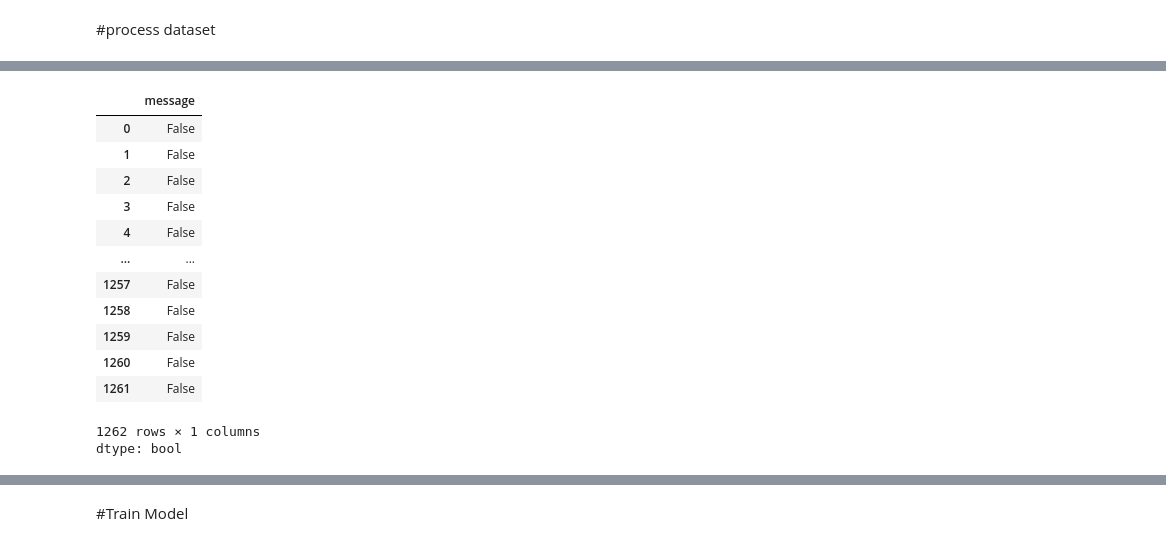
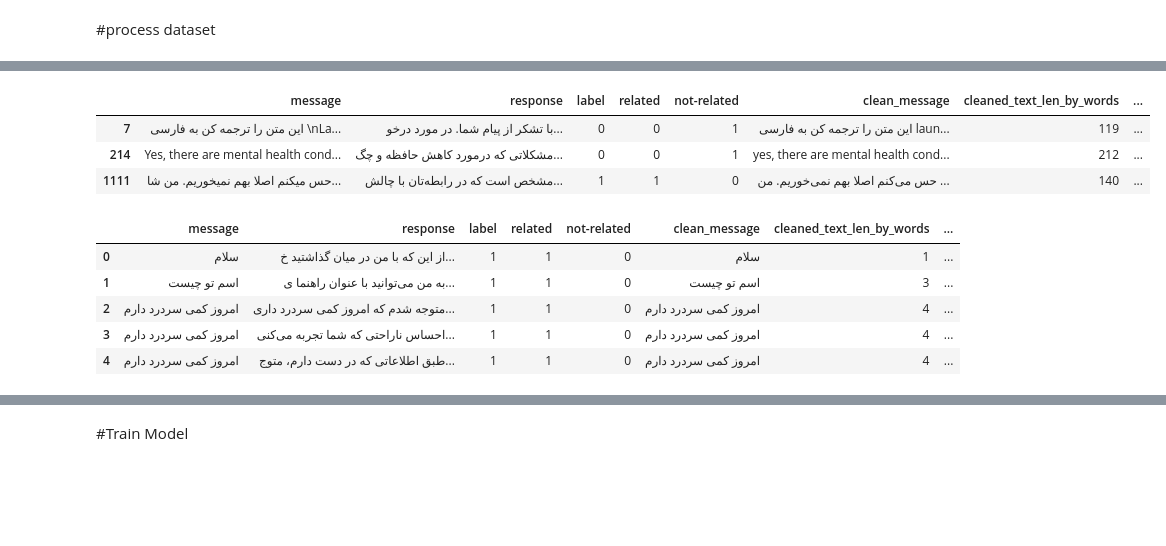
Before and after one commit to sadeghjafari5528/PsychologistChatbot, a Jupyter notebook: detect-unrelated message/Classification_Chat_Data_v1.ipynb, the cells around one changed output, grey strips where cells are left out. Drawn from its saved outputs; the diff is of its cells as text; code cells hidden in the pictures; blank space fills up the shorter version.

```diff
--- a/detect-unrelated message/Classification_Chat_Data_v1.ipynb
+++ b/detect-unrelated message/Classification_Chat_Data_v1.ipynb
@@ -309,3 +370,3 @@ Tokenize texts
 # %%
-temp_data['clean_tokenize_message']=temp_data['clean_message_more'].apply(lambda message : hazm.word_tokenize(message))
+temp_data['clean_tokenize_message'] = temp_data['clean_message_more'].apply(safe_tokenize)
 temp_data
@@ -311,0 +394,3 @@ temp_data
+# %%
+temp_data = temp_data[temp_data['clean_tokenize_message'].apply(lambda x: x != [])]
+temp_data
@@ -316,4 +454,0 @@ use Stemmer on message
-# %%
-stemmer=hazm.Stemmer()
-temp_data['clean_tokenize_message']=temp_data['clean_tokenize_message'].apply(lambda message : stemmer(message))
-temp_data
@@ -324,3 +454,0 @@ now attach tokens together again
-# %%
-temp_data['clean_tokenize_message']=temp_data['clean_tokenize_message'].apply(lambda words_t : ' '.join([word for word in words_t]))
-temp_data
@@ -344,18 +491,19 @@ plt.show()
 # %%
-big_len=base_data_fa['message'].where(base_data_fa['message'].str.len()>350)
-big_len
+# big_len=base_data_fa['message'].where(base_data_fa['message'].str.len()>350)
+big_len_data= temp_data[temp_data['clean_message'].apply(lambda x: len(x) >350)]
+big_len_data
 # %% [output]
-|  | message |
-| 0 | False |
-| 1 | False |
-| 2 | False |
-| 3 | False |
-| 4 | False |
-| ... | ... |
-| 1257 | False |
-| 1258 | False |
-| 1259 | False |
-| 1260 | False |
-| 1261 | False |
+|  | message | response | label | related | not-related | clean_message | cleaned_text_len_by_words | ... |
+| 7 | این متن را ترجمه کن به فارسی \nLa... | با تشکر از پیام شما. در مورد درخو... | 0 | 0 | 1 | این متن را ترجمه کن به فارسی laun... | 119 | ... |
+| 214 | Yes, there are mental health cond... | مشکلاتی که درمورد کاهش حافظه و چگ... | 0 | 0 | 1 | yes, there are mental health cond... | 212 | ... |
+| 1111 | حس میکنم اصلا بهم نمیخوریم. من شا... | مشخص است که در رابطه‌تان با چالش‌... | 1 | 1 | 0 | حس می‌کنم اصلا بهم نمی‌خوریم. من ... | 140 | ... |
-1262 rows × 1 columns
-dtype: bool
+# %%
+normalize_size_data=temp_data[temp_data['clean_message'].apply(lambda x: len(x) <=350)]
+normalize_size_data.head()
+# %% [output]
+|  | message | response | label | related | not-related | clean_message | cleaned_text_len_by_words | ... |
+| 0 | سلام | از این که با من در میان گذاشتید خ... | 1 | 1 | 0 | سلام | 1 | ... |
+| 1 | اسم تو چیست | به من می‌توانید با عنوان راهنما ی... | 1 | 1 | 0 | اسم تو چیست | 3 | ... |
+| 2 | امروز کمی سردرد دارم | متوجه شدم که امروز کمی سردرد داری... | 1 | 1 | 0 | امروز کمی سردرد دارم | 4 | ... |
+| 3 | امروز کمی سردرد دارم | احساس ناراحتی که شما تجربه می‌کنی... | 1 | 1 | 0 | امروز کمی سردرد دارم | 4 | ... |
+| 4 | امروز کمی سردرد دارم | طبق اطلاعاتی که در دست دارم، متوج... | 1 | 1 | 0 | امروز کمی سردرد دارم | 4 | ... |
```
Also changed, not shown: parts of 35 cells of this notebook.
